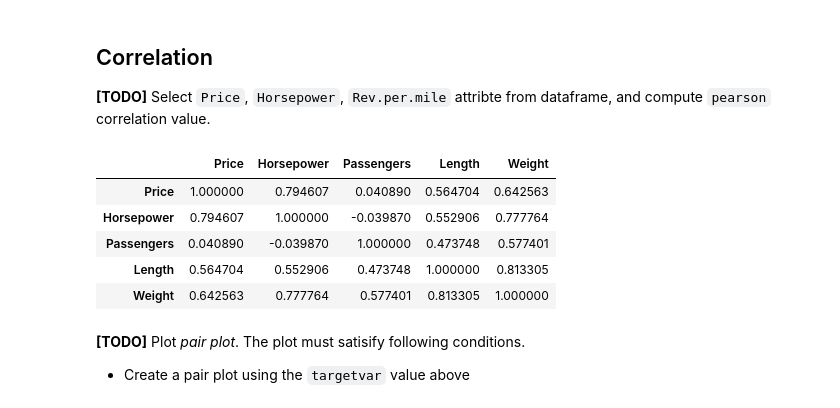
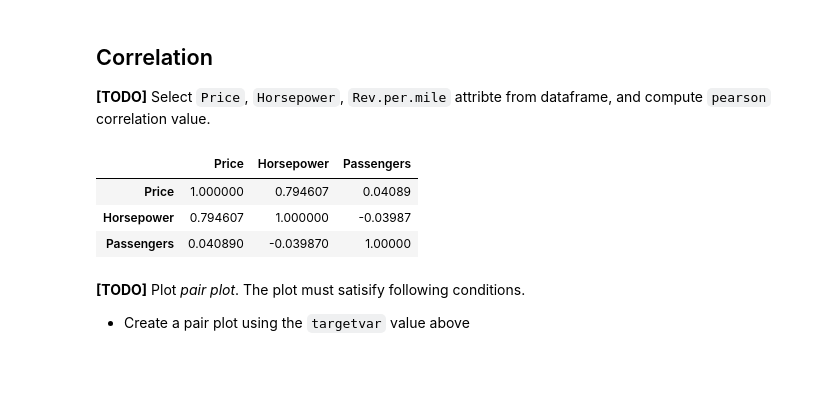
Before and after one commit to sonheachang/sonheachang, a Jupyter notebook: [AI_Assignment1]_Data_Analysis.ipynb, the cells around one changed output. Drawn from its saved outputs; the diff is of its cells as text; code cells hidden in the pictures; blank space fills up the shorter version.

```diff
--- a/[AI_Assignment1]_Data_Analysis.ipynb
+++ b/[AI_Assignment1]_Data_Analysis.ipynb
@@ -139,15 +139,13 @@ plt.tight_layout()
 **[TODO]** Select `Price`, `Horsepower`, `Rev.per.mile` attribte from dataframe, and compute `pearson` correlation value.
 # %%
 ## Compelete the code
-selectedDataFrame = df[['Price', 'Horsepower', 'Passengers','Length', 'Weight']]
-selectedDataFrame.##################
+selectedDataFrame = df[['Price', 'Horsepower', 'Passengers']]
+selectedDataFrame.corr(method='pearson')
 # %% [output]
-|  | Price | Horsepower | Passengers | Length | Weight |
-| Price | 1.000000 | 0.794607 | 0.040890 | 0.564704 | 0.642563 |
-| Horsepower | 0.794607 | 1.000000 | -0.039870 | 0.552906 | 0.777764 |
-| Passengers | 0.040890 | -0.039870 | 1.000000 | 0.473748 | 0.577401 |
-| Length | 0.564704 | 0.552906 | 0.473748 | 1.000000 | 0.813305 |
-| Weight | 0.642563 | 0.777764 | 0.577401 | 0.813305 | 1.000000 |
+|  | Price | Horsepower | Passengers |
+| Price | 1.000000 | 0.794607 | 0.04089 |
+| Horsepower | 0.794607 | 1.000000 | -0.03987 |
+| Passengers | 0.040890 | -0.039870 | 1.00000 |
 # %% [markdown]
 **[TODO]** Plot *pair plot*. The plot must satisify following conditions.
 
```
Also changed, not shown: parts of 9 cells of this notebook.
